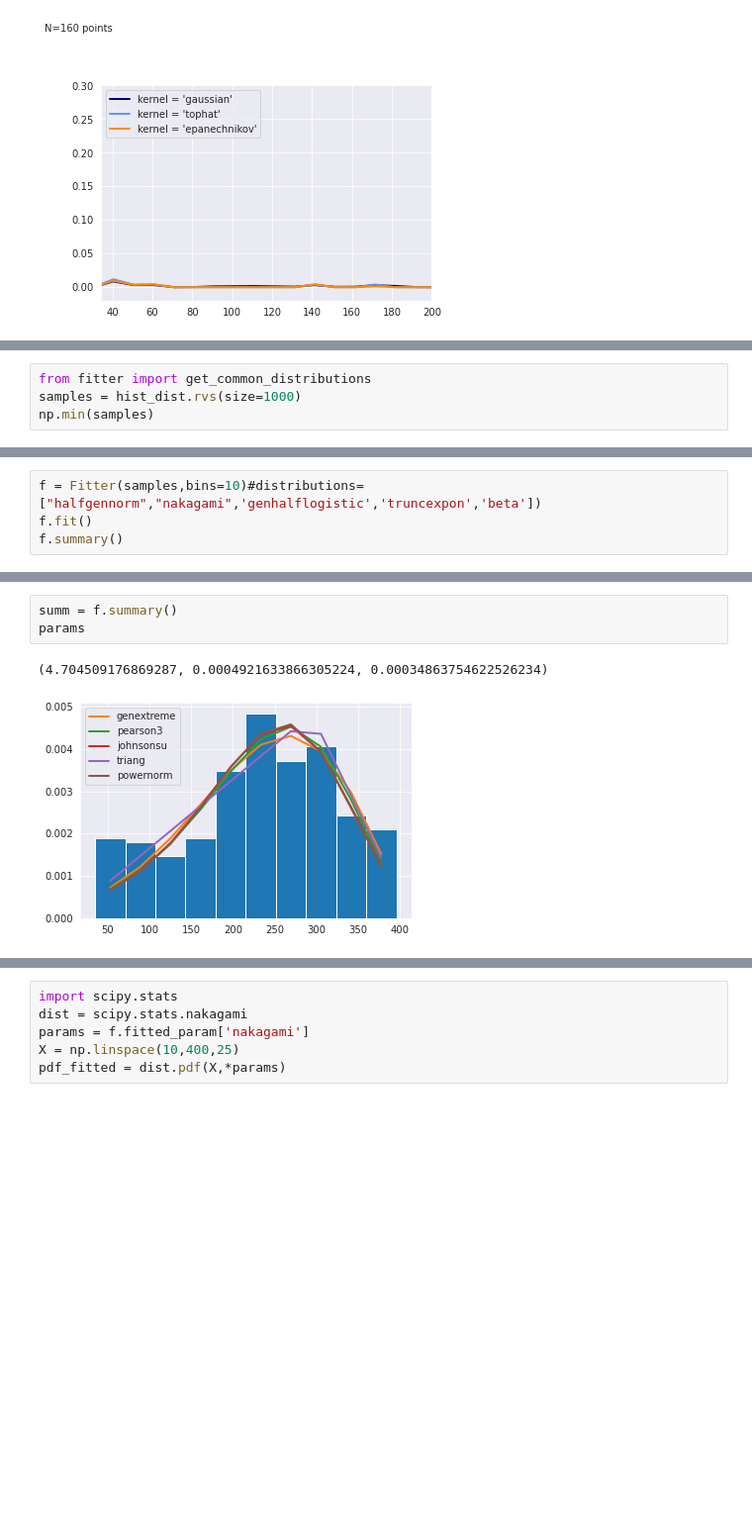
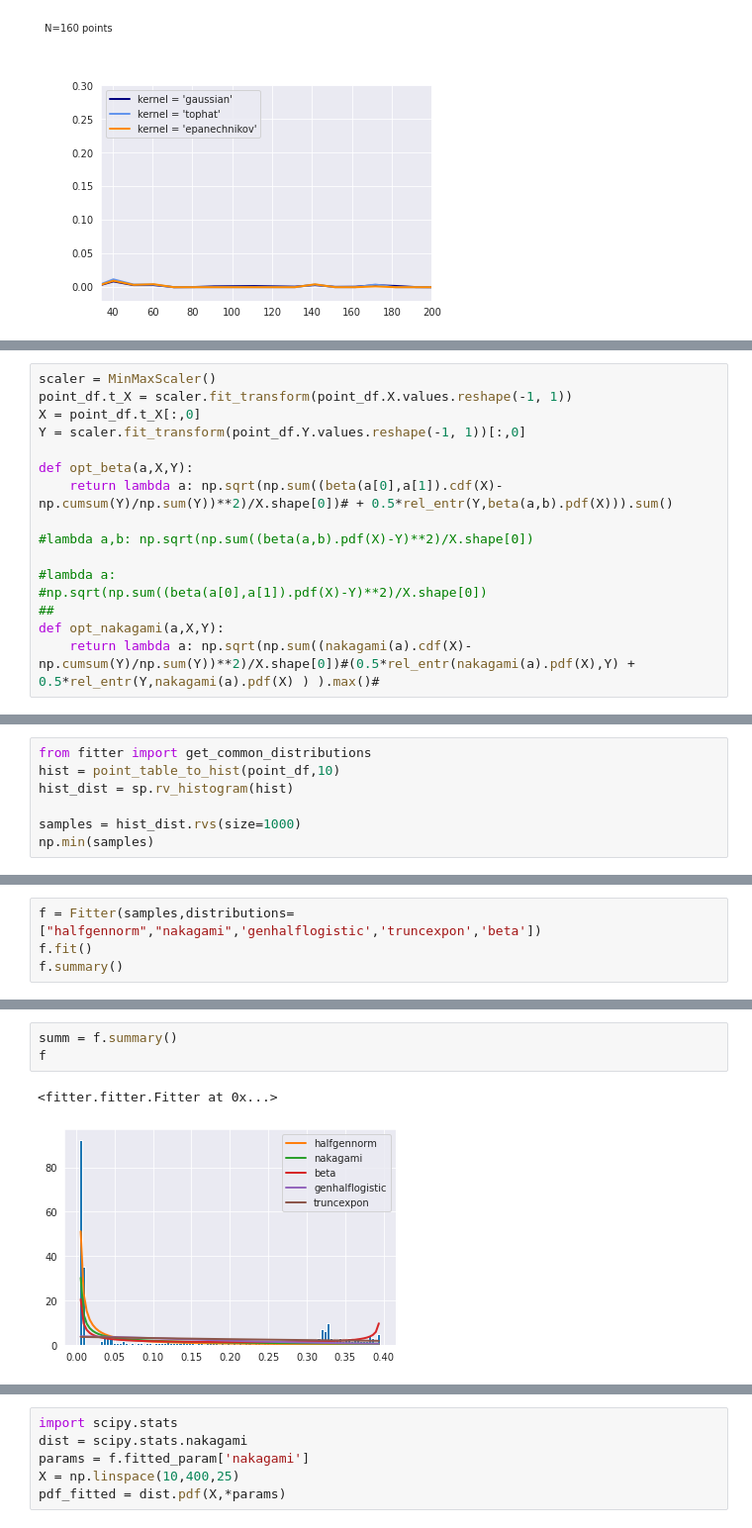
Before and after one commit to RoboTums/drawprobabilities, a Jupyter notebook: development/fitter_playground.ipynb, the cells around one changed output, grey strips where cells are left out. Shown at 99% size. Cells and saved outputs as stored; diff of their text form; blank space fills up the shorter version.

```diff
--- a/development/fitter_playground.ipynb
+++ b/development/fitter_playground.ipynb
@@ -255,0 +347,16 @@ plt.scatter(debug_df.X, -debug_df.Y +400)
+# %%
+scaler = MinMaxScaler()
+point_df.t_X = scaler.fit_transform(point_df.X.values.reshape(-1, 1))
+X = point_df.t_X[:,0]
+Y = scaler.fit_transform(point_df.Y.values.reshape(-1, 1))[:,0]
+
+def opt_beta(a,X,Y):
+    return lambda a: np.sqrt(np.sum((beta(a[0],a[1]).cdf(X)-np.cumsum(Y)/np.sum(Y))**2)/X.shape[0])# + 0.5*rel_entr(Y,beta(a,b).pdf(X))).sum()
+
+#lambda a,b: np.sqrt(np.sum((beta(a,b).pdf(X)-Y)**2)/X.shape[0])
+
+#lambda a:
+#np.sqrt(np.sum((beta(a[0],a[1]).pdf(X)-Y)**2)/X.shape[0])
+##
+def opt_nakagami(a,X,Y):
+    return lambda a: np.sqrt(np.sum((nakagami(a).cdf(X)-np.cumsum(Y)/np.sum(Y))**2)/X.shape[0])#(0.5*rel_entr(nakagami(a).pdf(X),Y) + 0.5*rel_entr(Y,nakagami(a).pdf(X) ) ).max()#
@@ -256,5 +481,8 @@ plt.scatter(debug_df.X, -debug_df.Y +400)
 # %%
 from fitter import get_common_distributions
+hist = point_table_to_hist(point_df,10)
+hist_dist = sp.rv_histogram(hist)
+
 samples = hist_dist.rvs(size=1000)
 np.min(samples)
 # %% [output]
@@ -262,5 +490,5 @@ NameError: name 'hist_dist' is not defined
 # %%
-f = Fitter(samples,bins=10)#distributions=["halfgennorm","nakagami",'genhalflogistic','truncexpon','beta'])
+f = Fitter(samples,distributions=["halfgennorm","nakagami",'genhalflogistic','truncexpon','beta'])
 f.fit()
 f.summary()
 # %% [output]
@@ -292,7 +502,7 @@ WARNING:root:SKIPPED vonmises distribution (taking more than 30 seconds)
 # %%
 summ = f.summary()
-params
+f
 # %% [output]
-(4.704509176869287, 0.0004921633866305224, 0.00034863754622526234)
+<fitter.fitter.Fitter at 0x...>
-[figure, old version]
+[figure, new version]
 # %%
```
Also changed, not shown: parts of 38 cells of this notebook.
